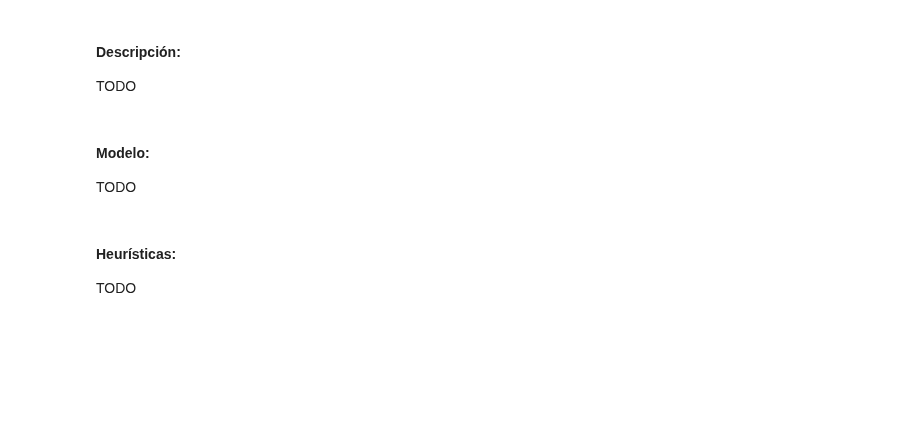
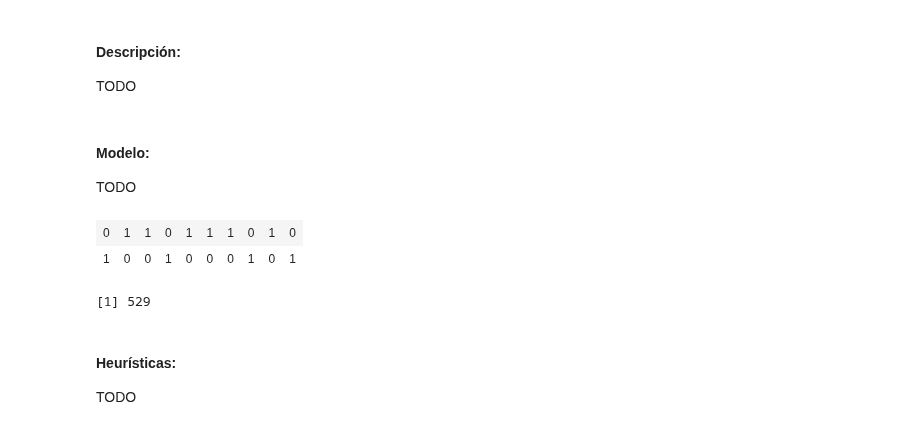
Before and after one commit to garciparedes/integer-programming-heuristics, a Jupyter notebook: integer-programming-heuristics.ipynb, the cells around one changed output. Saved outputs shown, nothing was run; the diff lists cells and outputs as text; code cells hidden in the pictures; blank space fills up the shorter version.

```diff
--- a/integer-programming-heuristics.ipynb
+++ b/integer-programming-heuristics.ipynb
@@ -1093,6 +1092,26 @@ TODO
 # %% [markdown]
 #### Descripción:
 TODO
+# %%
+ReadSimpleKnapsack <- function(file.name) {
+    con <-
+        file.name %>%
+        file(open = "r")
+    raw <-
+        con %>%
+        readLines(warn = FALSE) %>%
+        strsplit("[[:blank:]]") %>%
+        unlist() %>%
+        as.integer()
+    close(con)
+    list(
+        n = raw[1],
+        capacity = raw[2] ,
+        value = raw[seq(4, length(raw), by = 3)],
+        weight = raw[seq(5, length(raw), by = 3)]
+    ) %>%
+    return()
+}
 # %% [markdown]
 #### Modelo:
 TODO
@@ -1122,3 +1146,29 @@ KnapsackMultipleExact <- function(object, capacity) {
+# %%
+KnapsackMultipleExact <- function(p, m, ...) {
+    conditions <- matrix(rep(0,(m + p$n) * p$n * m),
+                         nrow = m + p$n, ncol = p$n * m, byrow = TRUE)
+
+
+
+    for(i in 1:m) {
+        conditions[i, (i - 1) * p$n + 1:p$n] <- p$weight
+    }
+    for(i in (m + 1):(p$n + m)) {
+        conditions[i, seq(i-m, p$n*m, by = p$n)] <- 1
+    }
+
+    return(Solve("max", rep(p$value, m), conditions, c(rep(p$capacity, m), rep(1, p$n)),
+                 all.bin = TRUE, ...))
+}
+gen10.1 <- ReadSimpleKnapsack("./data/knapsack/simple/gen10_1.txt")
+m <- 2
+a <- KnapsackMultipleExact(gen10.1, m)
+matrix(a$solution, ncol = gen10.1$n, nrow = m, byrow = TRUE)
+a$objval
+# %% [output]
+| 0 | 1 | 1 | 0 | 1 | 1 | 1 | 0 | 1 | 0 |
+| 1 | 0 | 0 | 1 | 0 | 0 | 0 | 1 | 0 | 1 |
+[1] 529
 # %% [markdown]
 #### Heurísticas:
 TODO
```
Also changed, not shown: parts of 11 cells of this notebook, 31 other files.
